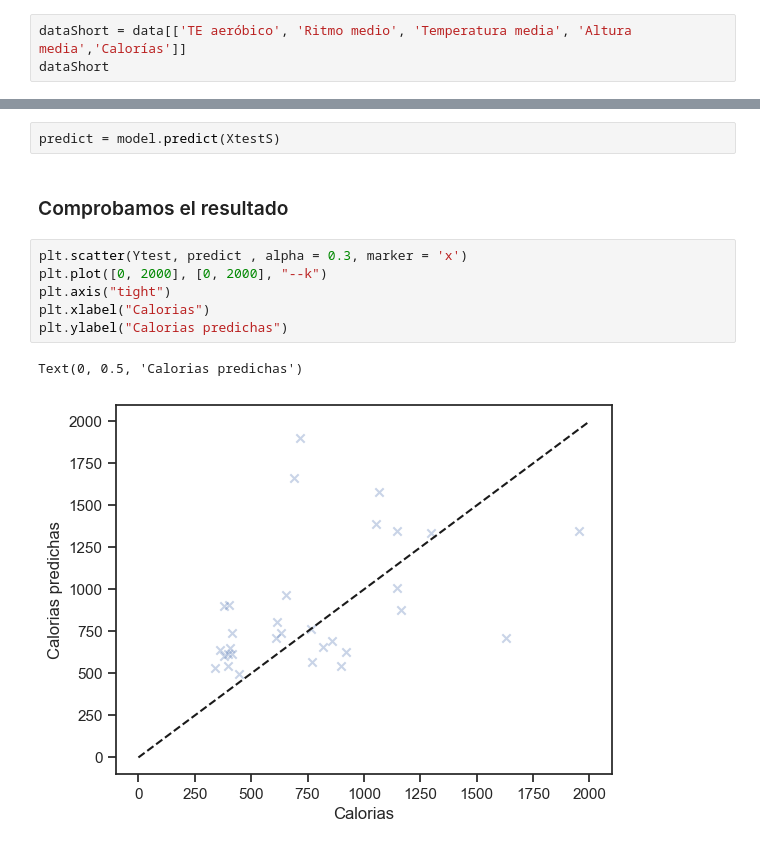
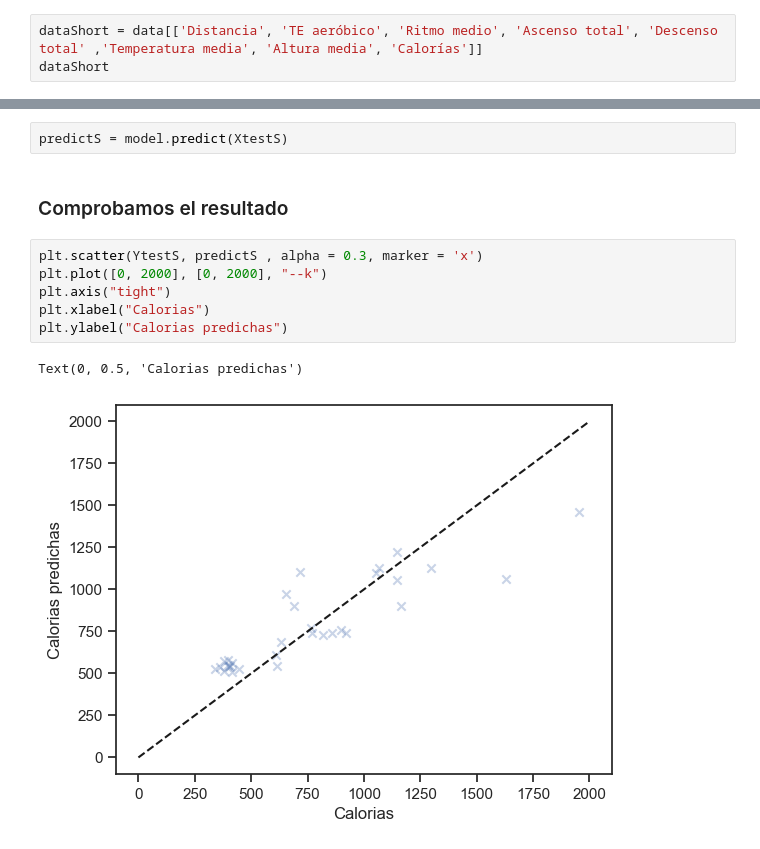
Before and after one commit to IgnacioBarb/Actividad-3.6-Rendimiento-deportivo, a Jupyter notebook: Rendimiento deportivo.ipynb, the cells around one changed output, grey strips where cells are left out. Drawn from its saved outputs; the diff is of its cells as text.

```diff
--- a/Rendimiento deportivo.ipynb
+++ b/Rendimiento deportivo.ipynb
@@ -392,4 +388,4 @@ Es decir con los siguientes campos:
 # %%
-dataShort = data[['TE aeróbico', 'Ritmo medio', 'Temperatura media', 'Altura media','Calorías']]
+dataShort = data[['Distancia', 'TE aeróbico', 'Ritmo medio', 'Ascenso total', 'Descenso total' ,'Temperatura media', 'Altura media', 'Calorías']]
 dataShort
 # %% [output]
@@ -439,15 +435,15 @@ KNeighborsRegressor(n_neighbors=7)
 # %% [markdown]
 ### Guardamos la prediccion en `predict`
 # %%
-predict = model.predict(XtestS)
+predictS = model.predict(XtestS)
 # %% [markdown]
 ### Comprobamos el resultado
 # %%
-plt.scatter(Ytest, predict , alpha = 0.3, marker = 'x')
+plt.scatter(YtestS, predictS , alpha = 0.3, marker = 'x')
 plt.plot([0, 2000], [0, 2000], "--k")
 plt.axis("tight")
 plt.xlabel("Calorias")
 plt.ylabel("Calorias predichas")
 # %% [output]
 Text(0, 0.5, 'Calorias predichas')
-[figure, old version]
+[figure, new version]
```
Also changed, not shown: parts of 9 cells of this notebook.
